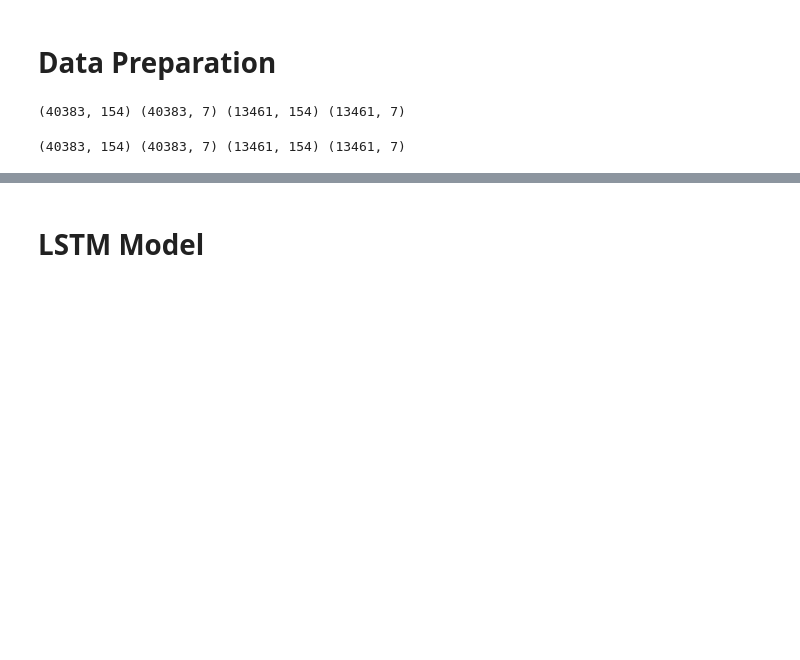
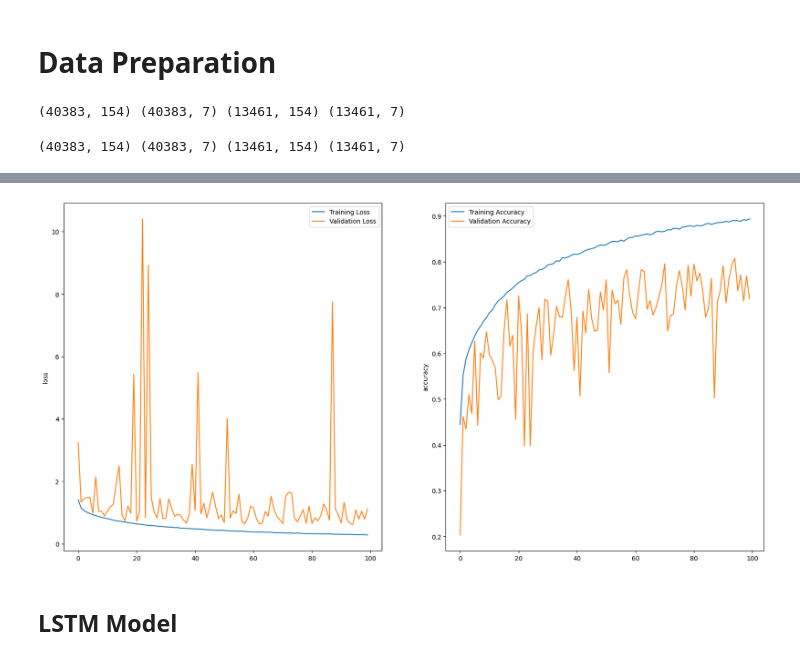
Before and after one commit to DevG06/Speech-Sentiment-Analysis, a Jupyter notebook: Speech_Sentiment_analysis.ipynb, the cells around one changed output, grey strips where cells are left out. Cells and saved outputs as stored; diff of their text form; code cells hidden in the pictures; blank space fills up the shorter version.

```diff
--- a/Speech_Sentiment_analysis.ipynb
+++ b/Speech_Sentiment_analysis.ipynb
@@ -840,6 +843,6 @@ model2.add(Dense(7, activation='softmax'))
 model2.compile(optimizer='adam', loss='categorical_crossentropy', metrics=['accuracy'])
 
 # Train the model
-history2 = model2.fit(X_train, y_train, epochs=100, batch_size=32, steps_per_epoch=len(X_train)//32, validation_data=(X_test, y_test), validation_steps=len(X_test))
+history2 = model2.fit(X_train, y_train, epochs=100, batch_size=32, validation_data=(X_test, y_test))
 # %% [output]
 Epoch 1/100
@@ -882,5 +877,9 @@ plt.show()
+# %%
+plot_curves(history2)
+# %% [output]
+[figure, added]
 # %% [markdown]
-# LSTM Model
+## LSTM Model
 # %%
 model3 = Sequential([
     LSTM(128, return_sequences=True, input_shape=(X_train.shape[1], 1)),
```
Also changed, not shown: parts of 44 cells of this notebook.
